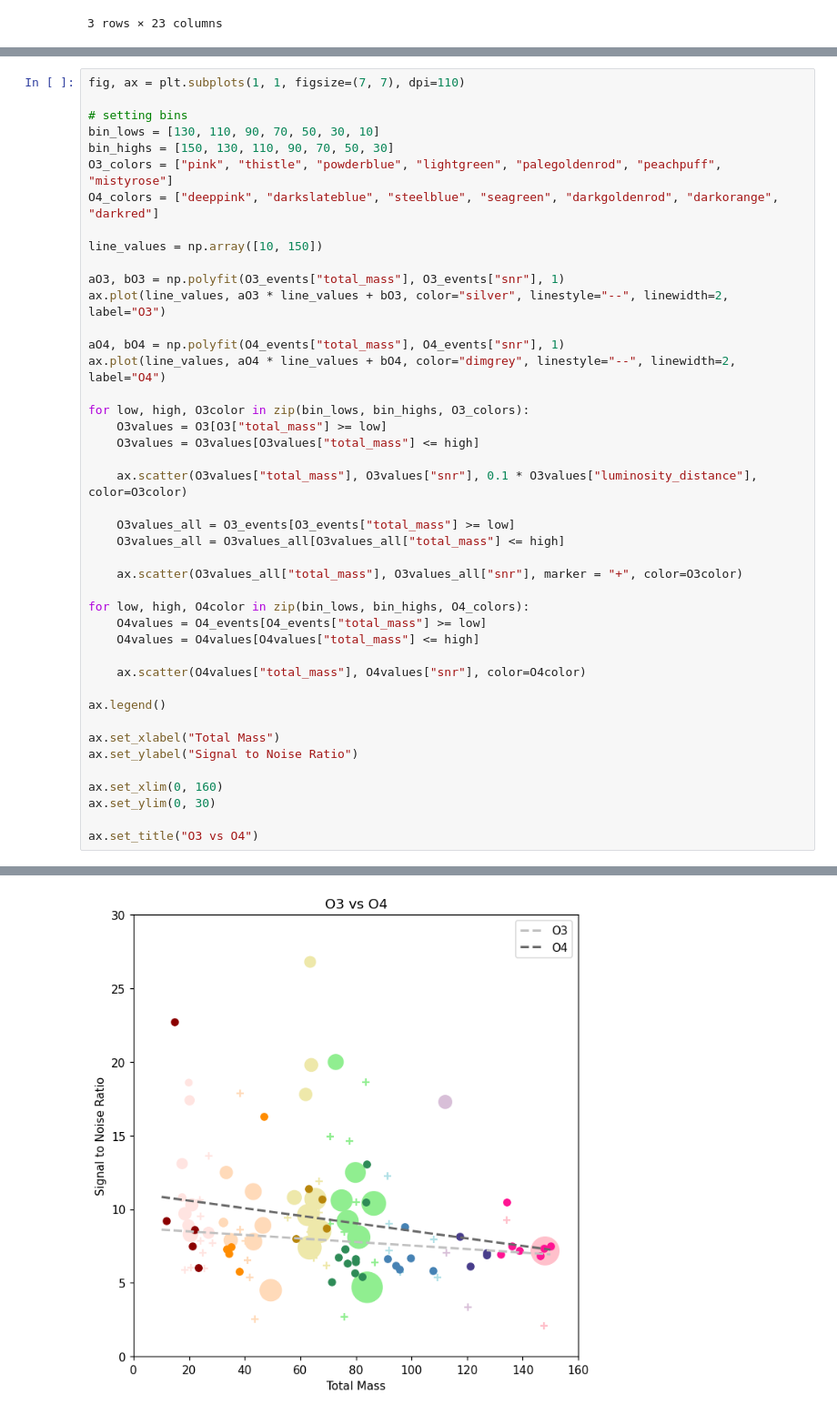
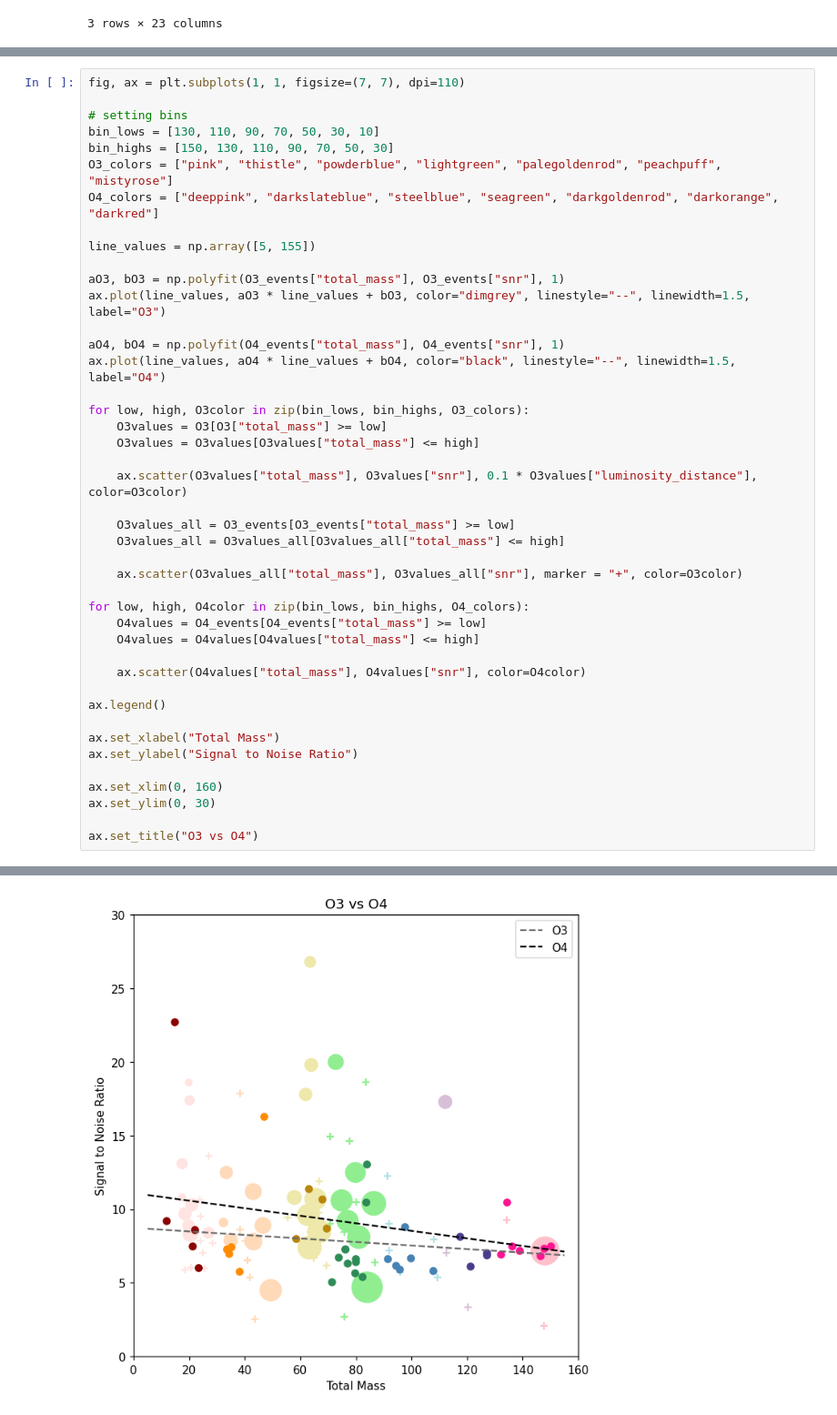
Before and after one commit to AndrewValentini/Gravitational-Waves-Research-23-24, a Jupyter notebook: Data Analysis/SNR.ipynb, the cells around one changed output, grey strips where cells are left out. Shown at 91% size. Saved outputs shown, nothing was run; the diff lists cells and outputs as text.

```diff
--- a/Data Analysis/SNR.ipynb
+++ b/Data Analysis/SNR.ipynb
@@ -314,40 +308,40 @@ bin_highs = [150, 130, 110, 90, 70, 50, 30]
 O3_colors = ["pink", "thistle", "powderblue", "lightgreen", "palegoldenrod", "peachpuff", "mistyrose"]
 O4_colors = ["deeppink", "darkslateblue", "steelblue", "seagreen", "darkgoldenrod", "darkorange", "darkred"]
 
-line_values = np.array([10, 150])
+line_values = np.array([5, 155])
 
 aO3, bO3 = np.polyfit(O3_events["total_mass"], O3_events["snr"], 1)
-ax.plot(line_values, aO3 * line_values + bO3, color="silver", linestyle="--", linewidth=2, label="O3")
+ax.plot(line_values, aO3 * line_values + bO3, color="dimgrey", linestyle="--", linewidth=1.5, label="O3")
 
 aO4, bO4 = np.polyfit(O4_events["total_mass"], O4_events["snr"], 1)
-ax.plot(line_values, aO4 * line_values + bO4, color="dimgrey", linestyle="--", linewidth=2, label="O4")
+ax.plot(line_values, aO4 * line_values + bO4, color="black", linestyle="--", linewidth=1.5, label="O4")
 
 for low, high, O3color in zip(bin_lows, bin_highs, O3_colors):
     O3values = O3[O3["total_mass"] >= low]
     O3values = O3values[O3values["total_mass"] <= high]
 
     ax.scatter(O3values["total_mass"], O3values["snr"], 0.1 * O3values["luminosity_distance"], color=O3color)
 
     O3values_all = O3_events[O3_events["total_mass"] >= low]
     O3values_all = O3values_all[O3values_all["total_mass"] <= high]
 
     ax.scatter(O3values_all["total_mass"], O3values_all["snr"], marker = "+", color=O3color)
 
 for low, high, O4color in zip(bin_lows, bin_highs, O4_colors):
     O4values = O4_events[O4_events["total_mass"] >= low]
     O4values = O4values[O4values["total_mass"] <= high]
 
     ax.scatter(O4values["total_mass"], O4values["snr"], color=O4color)
 
 ax.legend()
 
 ax.set_xlabel("Total Mass")
 ax.set_ylabel("Signal to Noise Ratio")
 
 ax.set_xlim(0, 160)
 ax.set_ylim(0, 30)
 
 ax.set_title("O3 vs O4")
 # %% [output]
 Text(0.5, 1.0, 'O3 vs O4')
-[figure, old version]
+[figure, new version]
```
Also changed, not shown: parts of 2 cells of this notebook.
